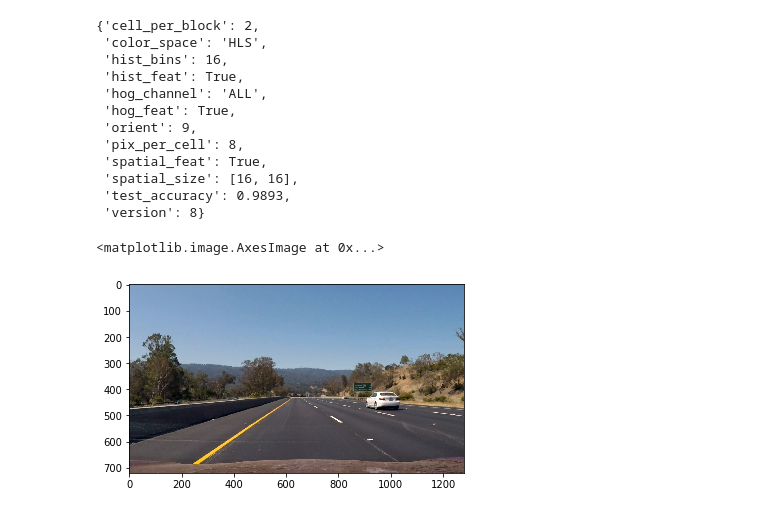
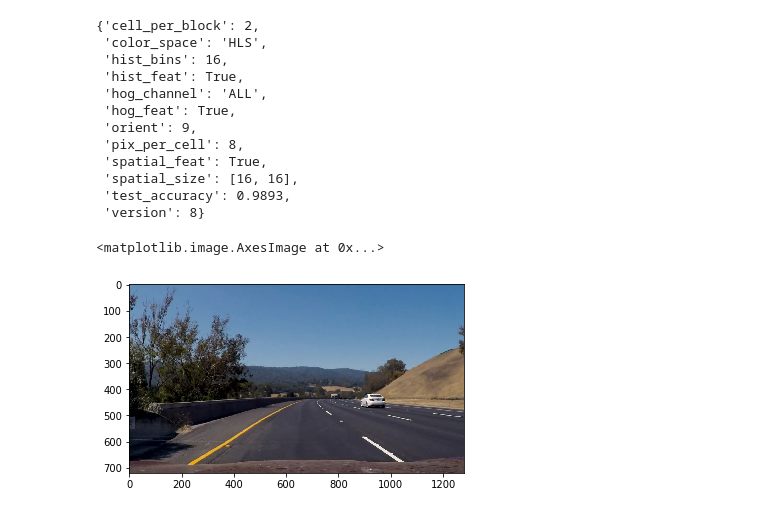
Before and after one commit to krishnakumarselvam/SDCND1-vehicle-detection, a Jupyter notebook: part_2_video_processing.ipynb, the cells around one changed output. Saved outputs shown, nothing was run; the diff lists cells and outputs as text; code cells hidden in the pictures.

```diff
--- a/part_2_video_processing.ipynb
+++ b/part_2_video_processing.ipynb
@@ -137,11 +138,11 @@ def process_frame_fast(image, single_image=False, single_image_return_type=None)
 # %%
 clip1 = VideoFileClip("input_videos/project_video.mp4")
 bbox_history = []
-img = clip1.get_frame(18)
+img = clip1.get_frame(25)
 plt.imshow(img)
 # %% [output]
 <matplotlib.image.AxesImage at 0x...>
-[figure, old version]
+[figure, new version]
 # %%
 plt.imshow(process_frame_fast(img,single_image=True, single_image_return_type='boxes'))
 # %% [output]
```
Also changed, not shown: parts of 5 cells of this notebook, 1 other file.
